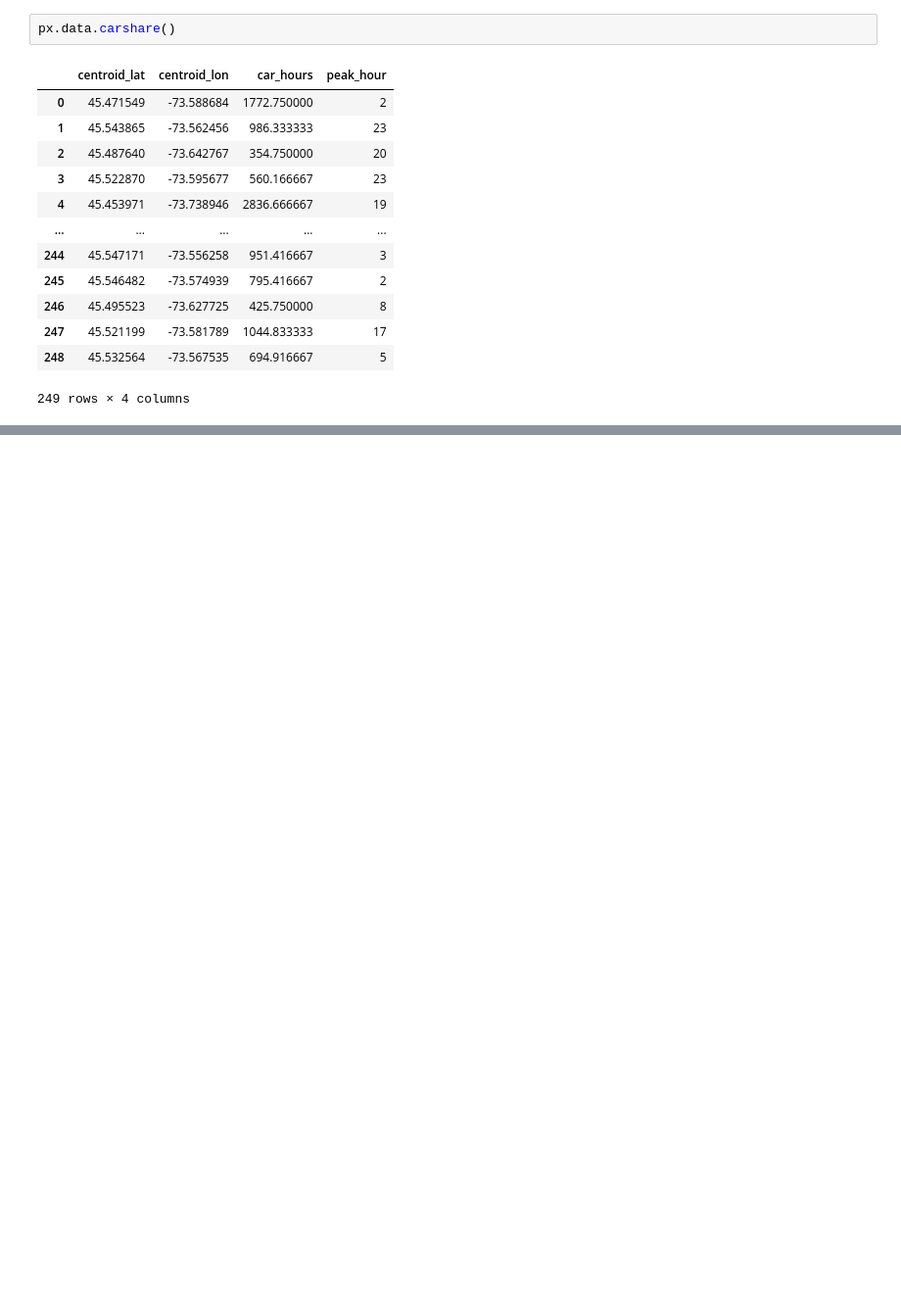
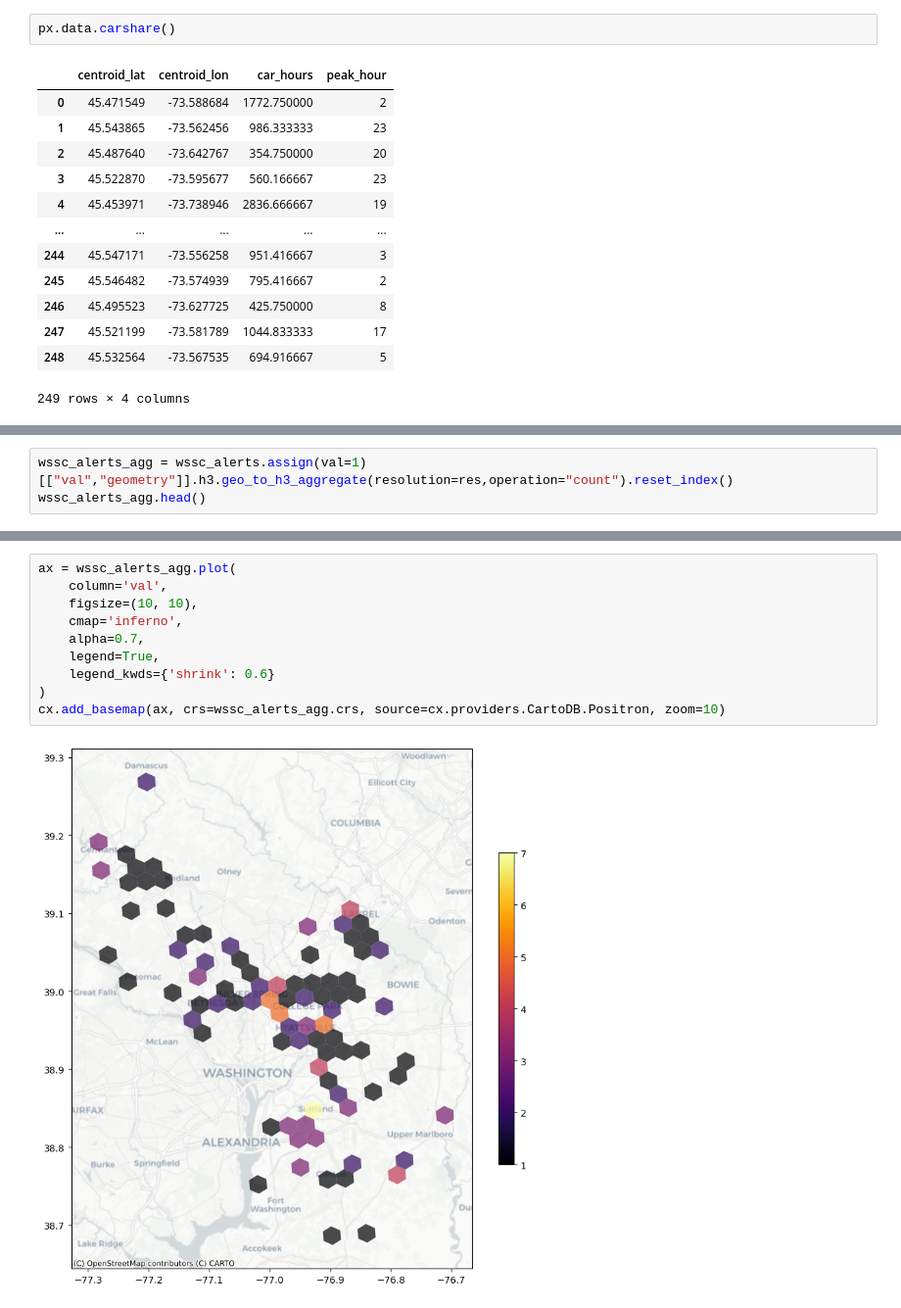
Before and after one commit to emmafurth/SewerRepairDataAnalysisProject, a Jupyter notebook: EDA/WSSC_Alert_H3_EDA.ipynb, the cells around one changed output, grey strips where cells are left out. Shown at 98% size. Cells and saved outputs as stored; diff of their text form; blank space fills up the shorter version.

```diff
--- a/EDA/WSSC_Alert_H3_EDA.ipynb
+++ b/EDA/WSSC_Alert_H3_EDA.ipynb
@@ -486,0 +512,3 @@ px.data.carshare()
+# %%
+wssc_alerts_agg = wssc_alerts.assign(val=1)[["val","geometry"]].h3.geo_to_h3_aggregate(resolution=res,operation="count").reset_index()
+wssc_alerts_agg.head()
@@ -486,0 +522,12 @@ px.data.carshare()
+# %%
+ax = wssc_alerts_agg.plot(
+    column='val',
+    figsize=(10, 10),
+    cmap='inferno',
+    alpha=0.7,
+    legend=True,
+    legend_kwds={'shrink': 0.6}
+)
+cx.add_basemap(ax, crs=wssc_alerts_agg.crs, source=cx.providers.CartoDB.Positron, zoom=10)
+# %% [output]
+[figure, added]
```
Also changed, not shown: parts of 15 cells of this notebook, 2 other files.
